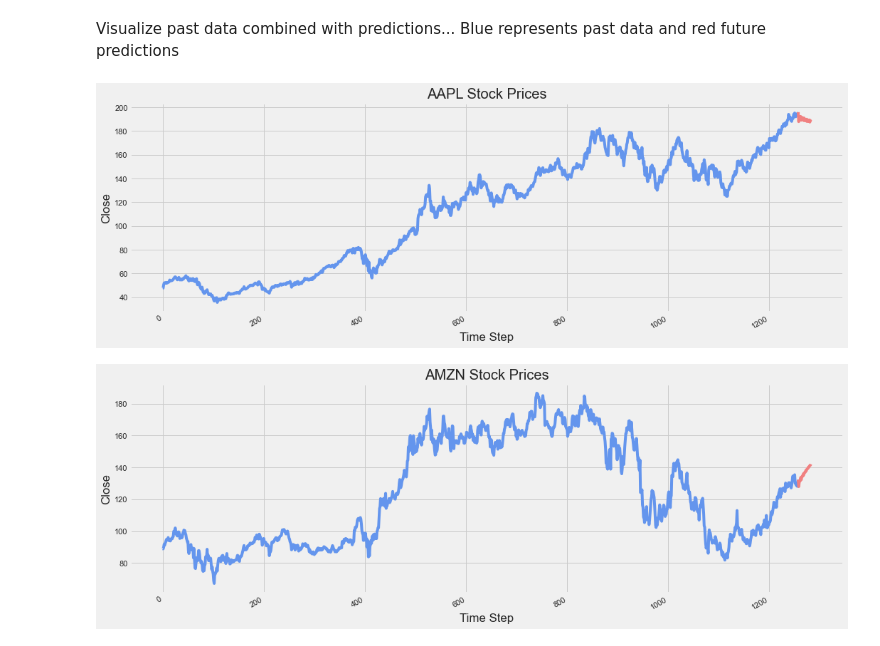
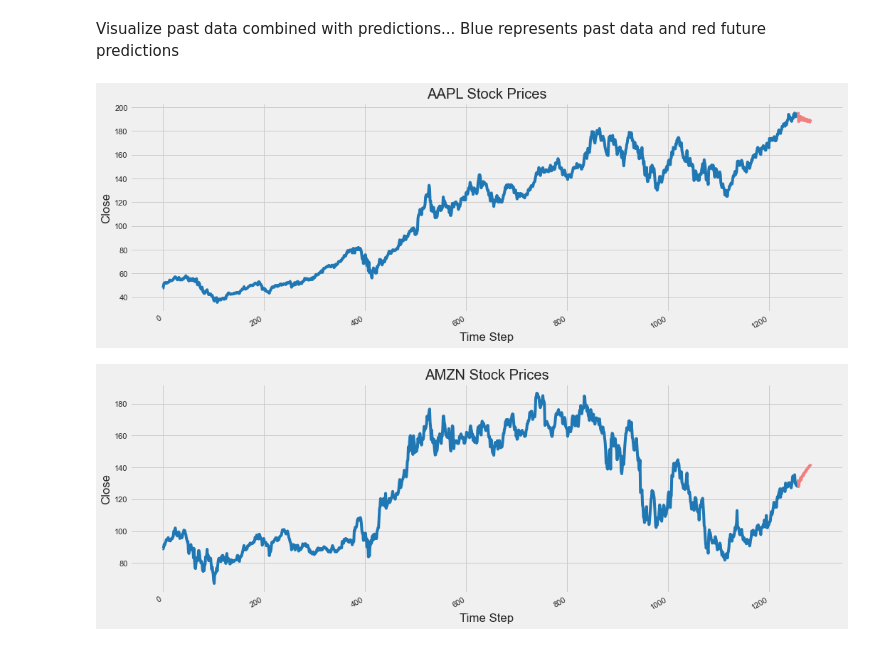
Before and after one commit to zapulam/StockPredictor, a Jupyter notebook: visualize.ipynb, the cells around one changed output. Saved outputs shown, nothing was run; the diff lists cells and outputs as text; code cells hidden in the pictures.

Commit message:
update visualize colors

```diff
--- a/visualize.ipynb
+++ b/visualize.ipynb
@@ -43,7 +43,7 @@ for x in stocks:
     plt.gca().xaxis.set_major_locator(mdates.DayLocator(interval=120))
     plt.gcf().autofmt_xdate()
     plt.ylabel("Close")
-    plt.plot(data["Date"], data["Close"])
+    plt.plot(data["Date"], data["Close"], color='tab:blue')
     plt.show()
 # %% [output]
 [figure]
@@ -53,23 +53,23 @@ Visualize past data combined with predictions... Blue represents past data and r
 # %%
 %matplotlib inline
 sns.set()
 plt.style.use('fivethirtyeight')
 
 for x in stocks:
     predictions = pd.read_csv(os.path.join(predictions_folder, x + '.csv'))
     steps = len(predictions.index)
     data = pd.read_csv(os.path.join('daily_prices', x + '.csv'))
 
     all_data = pd.concat([data, predictions], ignore_index=True)
 
     plt.figure(figsize=(16, 6))
     plt.title("{x} Stock Prices".format(x=x))
     plt.gcf().autofmt_xdate()
     plt.ylabel("Close")
     plt.xlabel("Time Step")
-    plt.plot(all_data.loc[0:len(data.index)-1, "Close"], color='cornflowerblue')
+    plt.plot(all_data.loc[0:len(data.index)-1, "Close"], color='tab:blue')
     plt.plot(all_data.loc[len(data.index)-1:,"Close"], color='lightcoral')
     plt.show()
 # %% [output]
-[figure, old version]
+[figure, new version]
-[figure, old version]
+[figure, new version]
```
Also changed, not shown: parts of 1 cell of this notebook.
